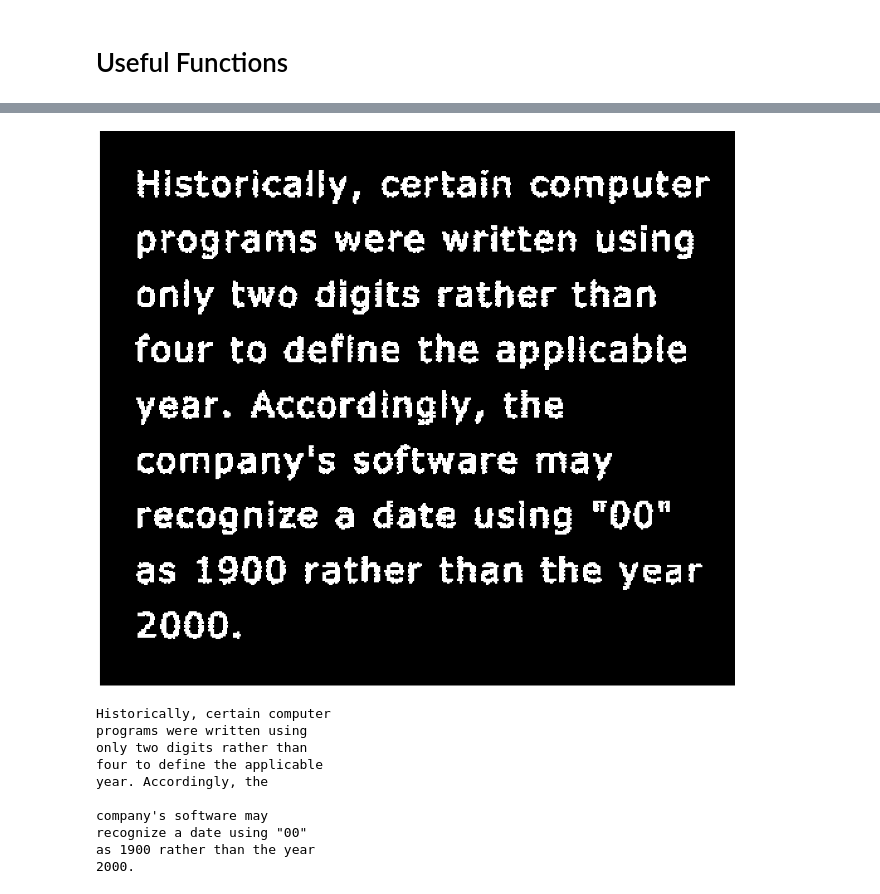
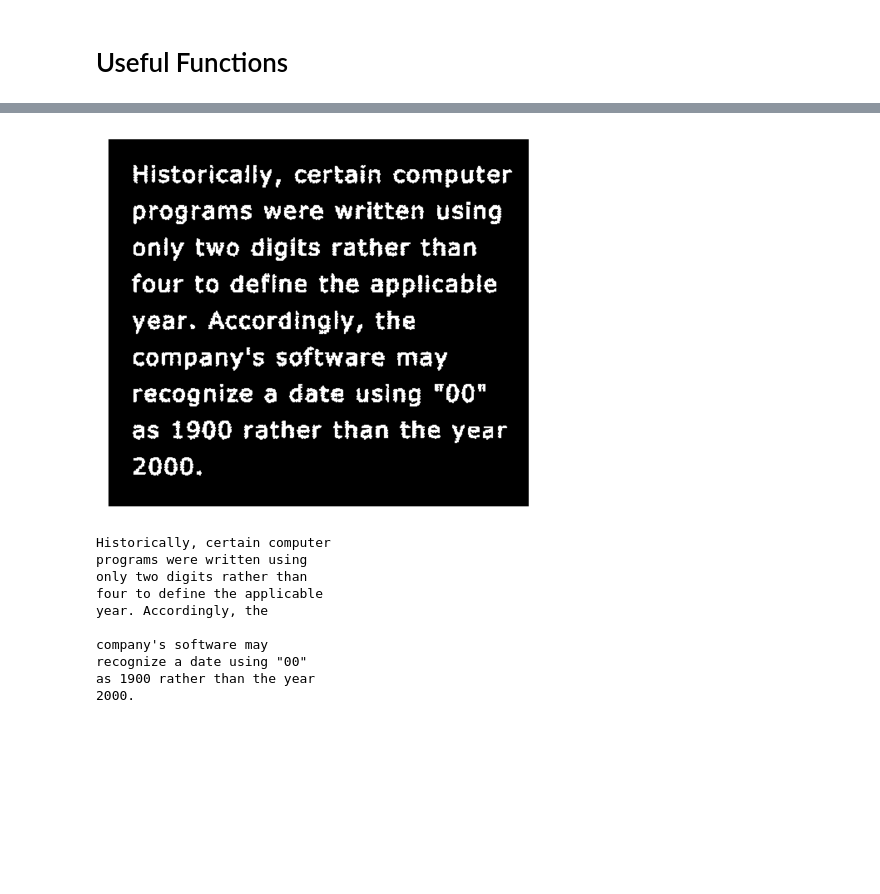
Before and after one commit to Vincent-Lien/NYCU_DIP_2024, a Jupyter notebook: HW9-1/HW9-1_code.ipynb, the cells around one changed output, grey strips where cells are left out. Cells and saved outputs as stored; diff of their text form; code cells hidden in the pictures; blank space fills up the shorter version.

```diff
--- a/HW9-1/HW9-1_code.ipynb
+++ b/HW9-1/HW9-1_code.ipynb
@@ -30,0 +25,5 @@ display(img4)
+# %%
+img3 = cv2.imread('text-broken.tif', cv2.IMREAD_GRAYSCALE)
+plt.imshow(img3, cmap='gray')
+plt.axis('off')
+plt.show()
@@ -181,11 +211,13 @@ print(text2)
 # %%
 dilated_img3 = dilate_image(img3)
-display(dilated_img3)
+plt.imshow(dilated_img3, cmap='gray')
+plt.axis('off')
+plt.show()
 
 text3 = ocr(dilated_img3)
 print(text3)
 # %% [output]
-[figure, old version]
+[figure, new version]
 Historically, certain computer
 programs were written using
 only two digits rather than
```
Also changed, not shown: parts of 13 cells of this notebook.
